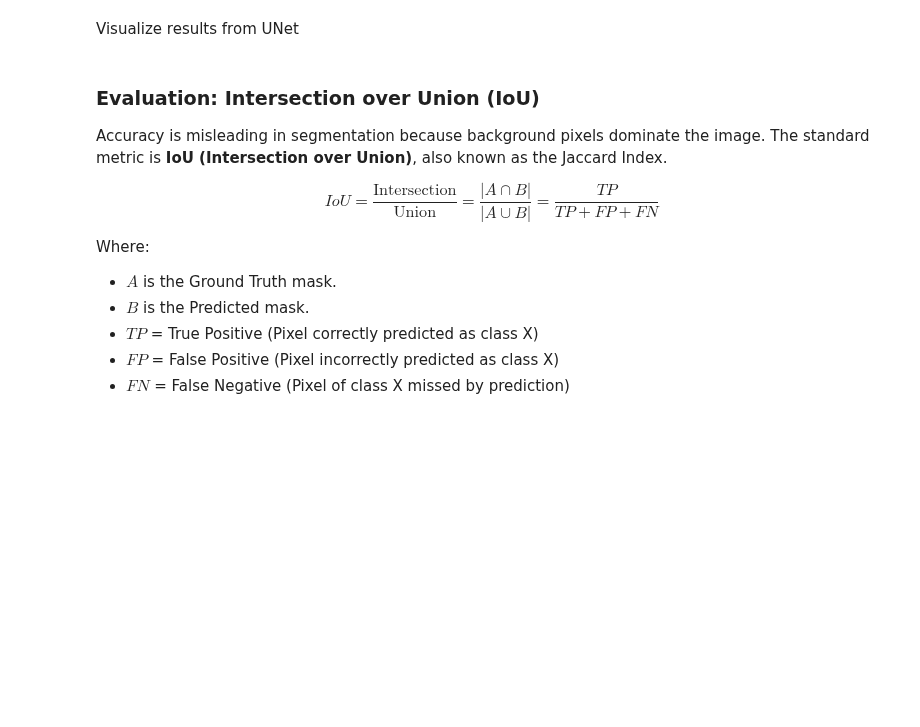
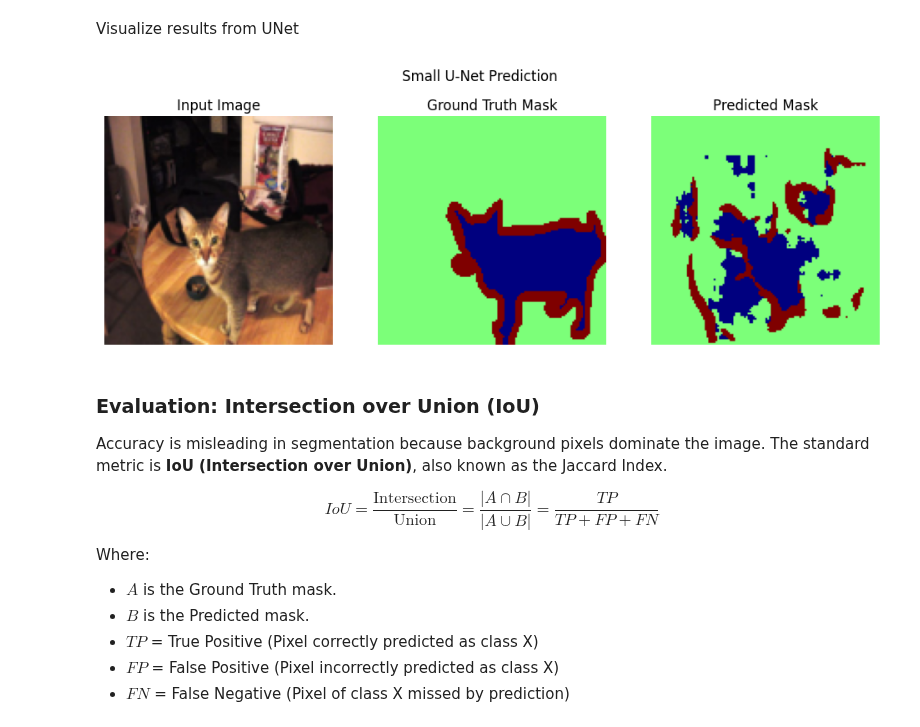
Before and after one commit to donlap/ds352-labs, a Jupyter notebook: Lab10_Image_Segmentation.ipynb, the cells around one changed output. Saved outputs shown, nothing was run; the diff lists cells and outputs as text; code cells hidden in the pictures; blank space fills up the shorter version.

```diff
--- a/Lab10_Image_Segmentation.ipynb
+++ b/Lab10_Image_Segmentation.ipynb
@@ -191,23 +199,27 @@ class SmallUNet(nn.Module):
         self.n_classes = n_classes
 
         # Encoder (n_channels => 32 => 64 => 128)
-
+        self.conv_in = DoubleConv(3, 32)
+        self.down1 = Down(32, 64)
+        self.down2 = Down(64, 128)
 
 
         # Decoder (128 => 64 => 32 => 1)
-
-
+        self.up1 = Up(128, 64)
+        self.up2 = Up(64, 32)
+        self.conv_out = nn.Conv2d(32, 3, kernel_size=1)
 
 
     def forward(self, x):
         # Encoder
-
-
+        x1 = self.conv_in(x)
+        x2 = self.down1(x1)
+        x3 = self.down2(x2)
 
         # Decoder (with skip connections)
-
-
-
+        x = self.up1(x3, x2)
+        x = self.up2(x, x1)
+        logits = self.conv_out(x)
 
         return logits
 
@@ -248,16 +260,20 @@ def train_segmentation(model, train_loader, test_loader, epochs=3):
 
 # Train the small model
 train_segmentation(model_small, train_dataloader, test_dataloader, epochs=3)
+# %%
+train_segmentation(model_small, train_dataloader, test_dataloader, epochs=3)
 # %% [markdown]
 Visualize results from UNet
 # %%
 model_small.eval()
-img, mask = test_data[2]
+img, mask = test_data[0]
 with torch.no_grad():
     pred = model_small(img.unsqueeze(0).to(device))
     pred_mask = torch.argmax(pred, dim=1).squeeze(0)
 
 visualize_sample(img, mask, pred_mask, title="Small U-Net Prediction")
+# %% [output]
+[figure, added]
 # %% [markdown]
 ### Evaluation: Intersection over Union (IoU)
 
```
Also changed, not shown: parts of 4 cells of this notebook.
